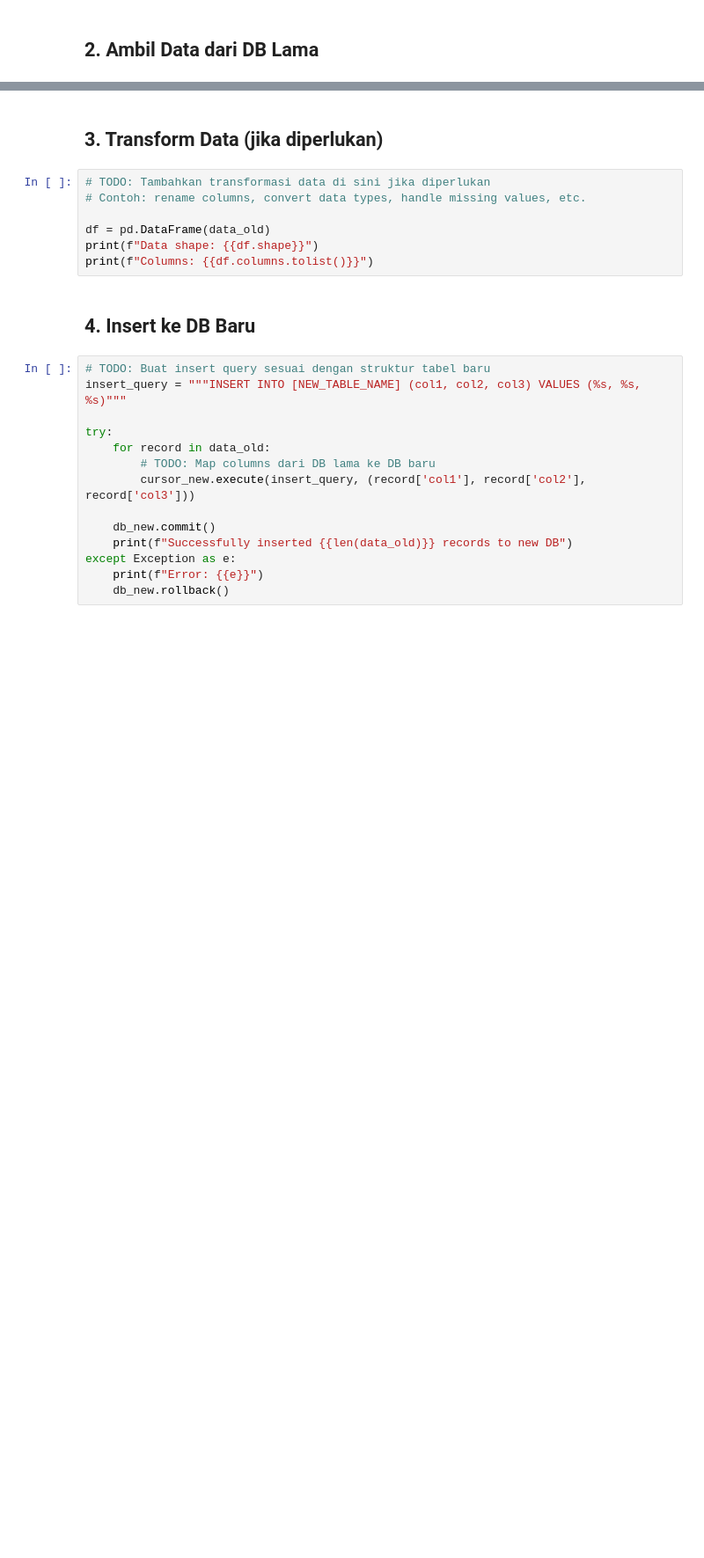
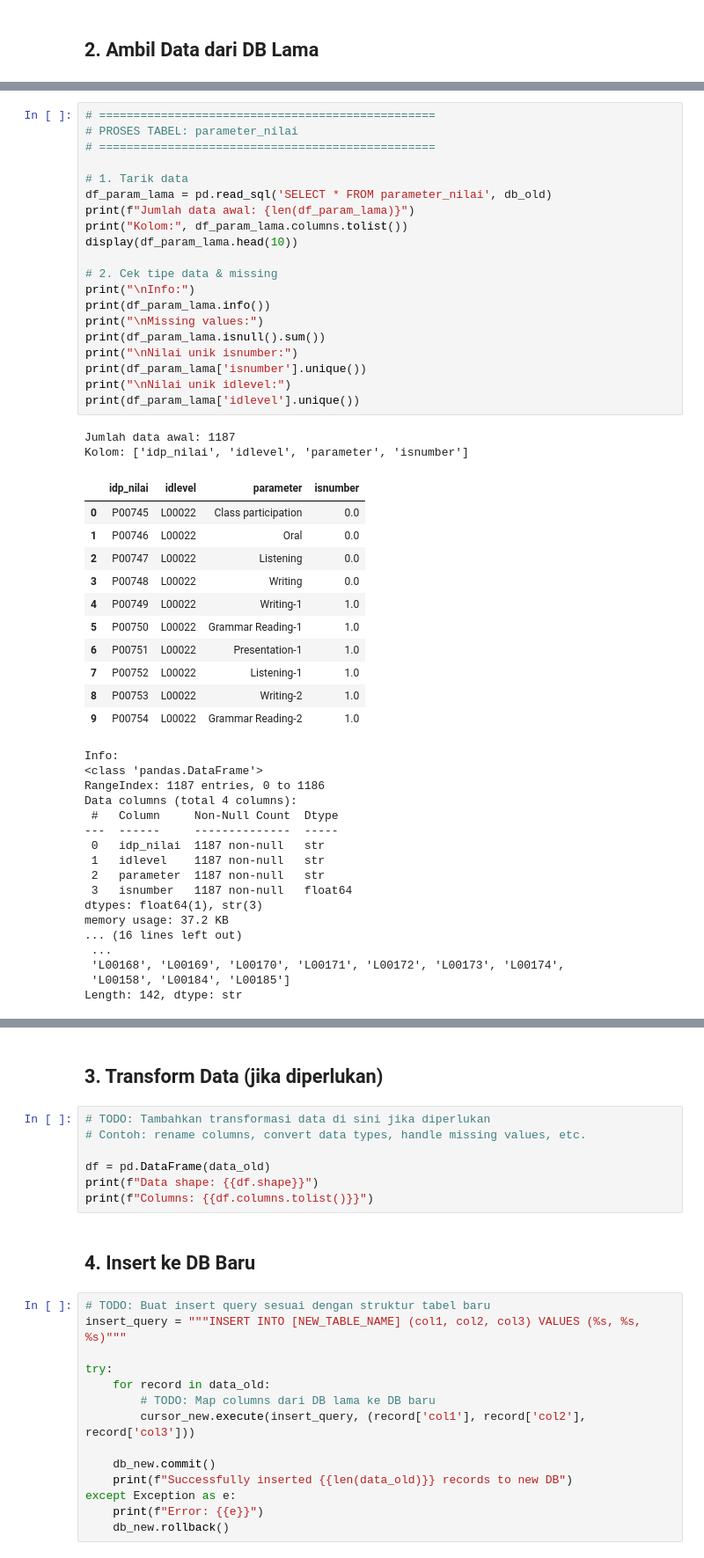
Before and after one commit to umamhaniff/DB_Migration_Leap, a Jupyter notebook: fase_2/script_afrida.ipynb, the cells around one changed output, grey strips where cells are left out. Shown at 88% size. Cells and saved outputs as stored; diff of their text form; blank space fills up the shorter version.

```diff
--- a/fase_2/script_afrida.ipynb
+++ b/fase_2/script_afrida.ipynb
@@ -43,0 +181,51 @@ print(f"Sample data: {{data_old[:3] if data_old else 'No data'}}")
+# %%
+# =================================================
+# PROSES TABEL: parameter_nilai
+# =================================================
+
+# 1. Tarik data
+df_param_lama = pd.read_sql('SELECT * FROM parameter_nilai', db_old)
+print(f"Jumlah data awal: {len(df_param_lama)}")
+print("Kolom:", df_param_lama.columns.tolist())
+display(df_param_lama.head(10))
+
+# 2. Cek tipe data & missing
+print("\nInfo:")
+print(df_param_lama.info())
+print("\nMissing values:")
+print(df_param_lama.isnull().sum())
+print("\nNilai unik isnumber:")
+print(df_param_lama['isnumber'].unique())
+print("\nNilai unik idlevel:")
+print(df_param_lama['idlevel'].unique())
+# %% [output]
+Jumlah data awal: 1187
+Kolom: ['idp_nilai', 'idlevel', 'parameter', 'isnumber']
+|  | idp_nilai | idlevel | parameter | isnumber |
+| 0 | P00745 | L00022 | Class participation | 0.0 |
+| 1 | P00746 | L00022 | Oral | 0.0 |
+| 2 | P00747 | L00022 | Listening | 0.0 |
+| 3 | P00748 | L00022 | Writing | 0.0 |
+| 4 | P00749 | L00022 | Writing-1 | 1.0 |
+| 5 | P00750 | L00022 | Grammar Reading-1 | 1.0 |
+| 6 | P00751 | L00022 | Presentation-1 | 1.0 |
+| 7 | P00752 | L00022 | Listening-1 | 1.0 |
+| 8 | P00753 | L00022 | Writing-2 | 1.0 |
+| 9 | P00754 | L00022 | Grammar Reading-2 | 1.0 |
+Info:
+<class 'pandas.DataFrame'>
+RangeIndex: 1187 entries, 0 to 1186
+Data columns (total 4 columns):
+ #   Column     Non-Null Count  Dtype
+---  ------     --------------  -----
+ 0   idp_nilai  1187 non-null   str
+ 1   idlevel    1187 non-null   str
+ 2   parameter  1187 non-null   str
+ 3   isnumber   1187 non-null   float64
+dtypes: float64(1), str(3)
+memory usage: 37.2 KB
+... (16 lines left out)
+ ...
+ 'L00168', 'L00169', 'L00170', 'L00171', 'L00172', 'L00173', 'L00174',
+ 'L00158', 'L00184', 'L00185']
+Length: 142, dtype: str
```
Also changed, not shown: parts of 6 cells of this notebook, 2 other files.
